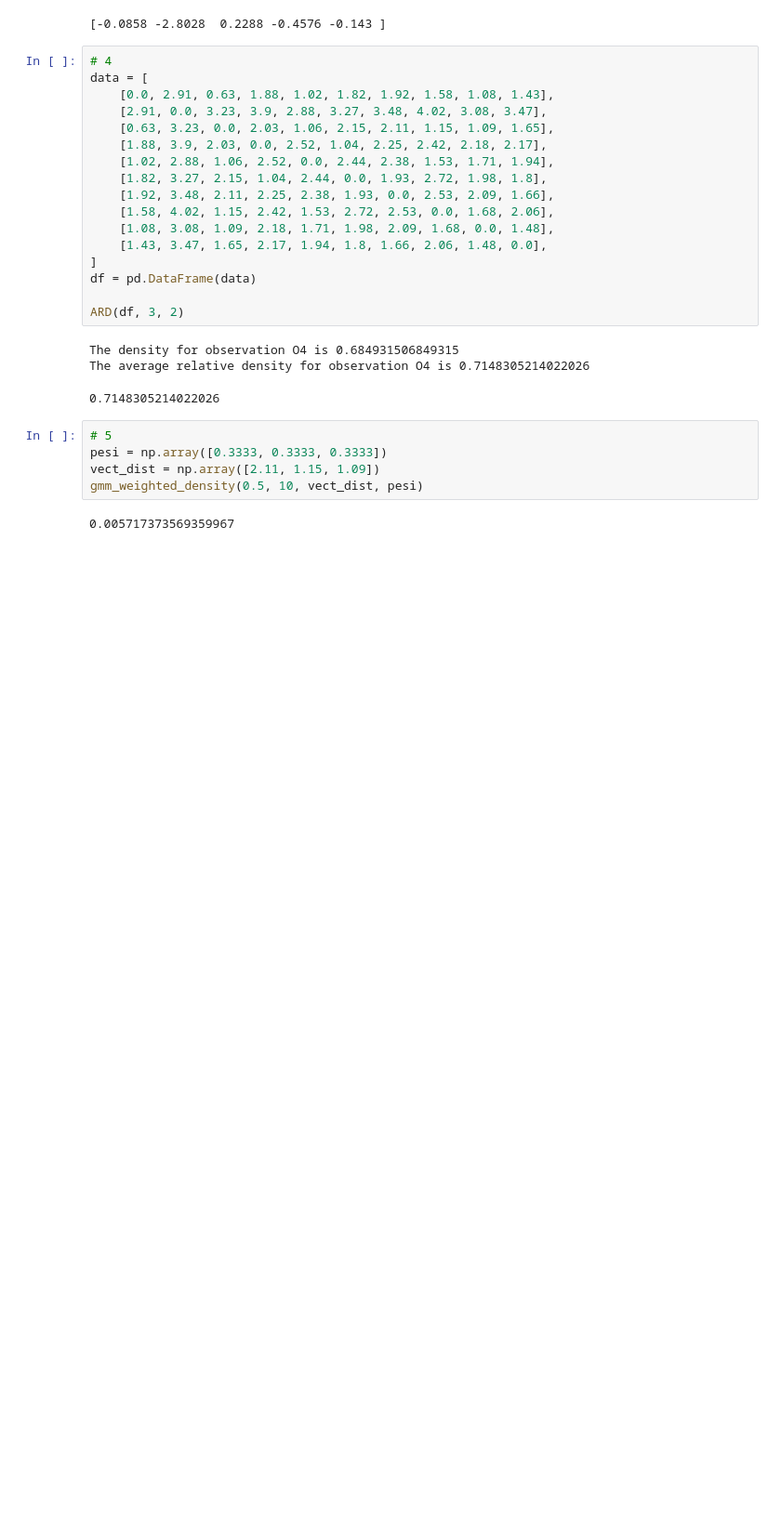
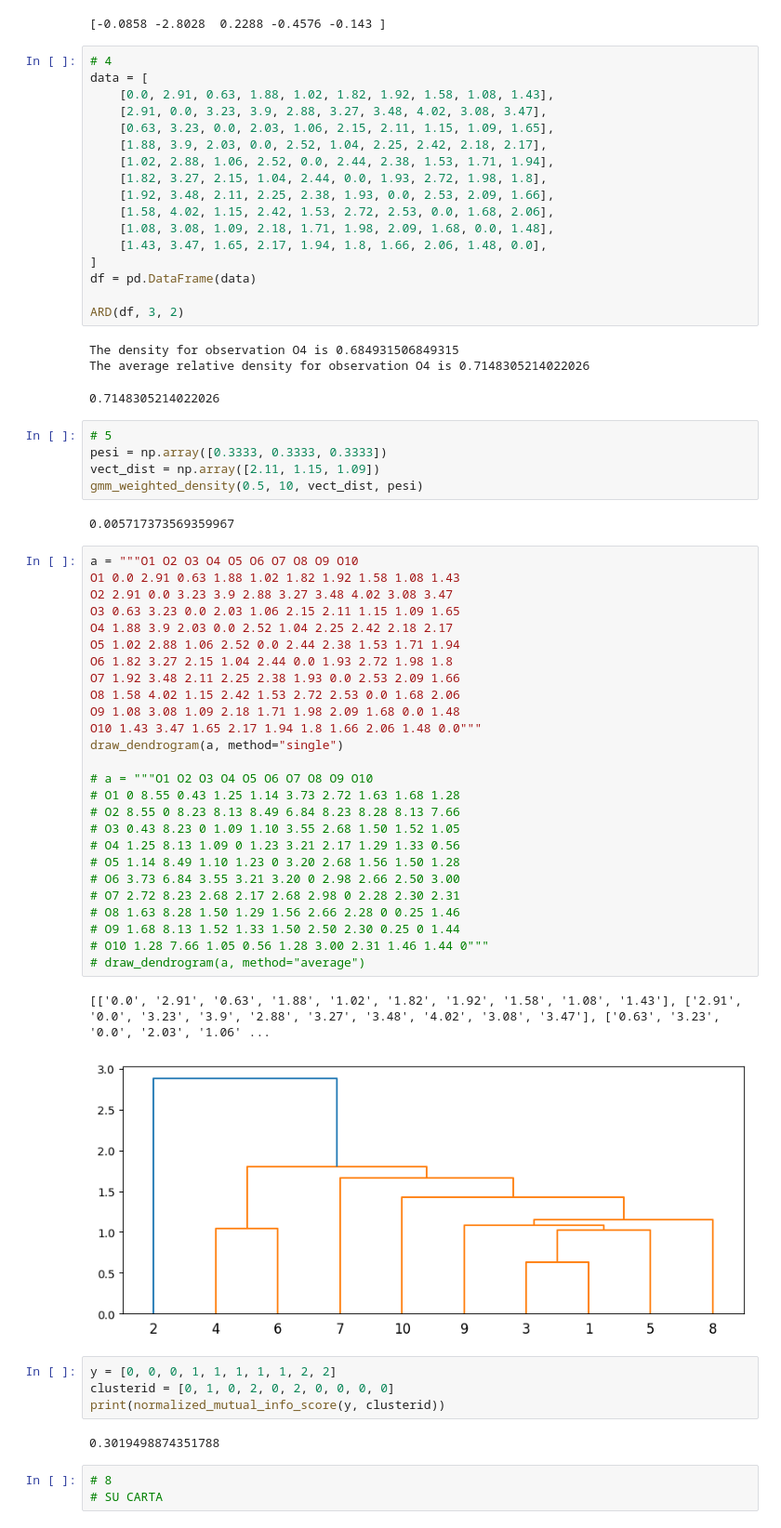
Before and after one commit to Gabriellanaro/Machine-learning-CheatSheet, a Jupyter notebook: fall_2018.ipynb, the cells around one changed output. Shown at 93% size. Cells and saved outputs as stored; diff of their text form; blank space fills up the shorter version.

```diff
--- a/fall_2018.ipynb
+++ b/fall_2018.ipynb
@@ -63,3 +63,41 @@ vect_dist = np.array([2.11, 1.15, 1.09])
 gmm_weighted_density(0.5, 10, vect_dist, pesi)
 # %% [output]
 0.005717373569359967
+# %%
+a = """O1 O2 O3 O4 O5 O6 O7 O8 O9 O10
+O1 0.0 2.91 0.63 1.88 1.02 1.82 1.92 1.58 1.08 1.43
+O2 2.91 0.0 3.23 3.9 2.88 3.27 3.48 4.02 3.08 3.47
+O3 0.63 3.23 0.0 2.03 1.06 2.15 2.11 1.15 1.09 1.65
+O4 1.88 3.9 2.03 0.0 2.52 1.04 2.25 2.42 2.18 2.17
+O5 1.02 2.88 1.06 2.52 0.0 2.44 2.38 1.53 1.71 1.94
+O6 1.82 3.27 2.15 1.04 2.44 0.0 1.93 2.72 1.98 1.8
+O7 1.92 3.48 2.11 2.25 2.38 1.93 0.0 2.53 2.09 1.66
+O8 1.58 4.02 1.15 2.42 1.53 2.72 2.53 0.0 1.68 2.06
+O9 1.08 3.08 1.09 2.18 1.71 1.98 2.09 1.68 0.0 1.48
+O10 1.43 3.47 1.65 2.17 1.94 1.8 1.66 2.06 1.48 0.0"""
+draw_dendrogram(a, method="single")
+
+# a = """O1 O2 O3 O4 O5 O6 O7 O8 O9 O10
+# O1 0 8.55 0.43 1.25 1.14 3.73 2.72 1.63 1.68 1.28
+# O2 8.55 0 8.23 8.13 8.49 6.84 8.23 8.28 8.13 7.66
+# O3 0.43 8.23 0 1.09 1.10 3.55 2.68 1.50 1.52 1.05
+# O4 1.25 8.13 1.09 0 1.23 3.21 2.17 1.29 1.33 0.56
+# O5 1.14 8.49 1.10 1.23 0 3.20 2.68 1.56 1.50 1.28
+# O6 3.73 6.84 3.55 3.21 3.20 0 2.98 2.66 2.50 3.00
+# O7 2.72 8.23 2.68 2.17 2.68 2.98 0 2.28 2.30 2.31
+# O8 1.63 8.28 1.50 1.29 1.56 2.66 2.28 0 0.25 1.46
+# O9 1.68 8.13 1.52 1.33 1.50 2.50 2.30 0.25 0 1.44
+# O10 1.28 7.66 1.05 0.56 1.28 3.00 2.31 1.46 1.44 0"""
+# draw_dendrogram(a, method="average")
+# %% [output]
+[['0.0', '2.91', '0.63', '1.88', '1.02', '1.82', '1.92', '1.58', '1.08', '1.43'], ['2.91', '0.0', '3.23', '3.9', '2.88', '3.27', '3.48', '4.02', '3.08', '3.47'], ['0.63', '3.23', '0.0', '2.03', '1.06' ...
+[figure, added]
+# %%
+y = [0, 0, 0, 1, 1, 1, 1, 1, 2, 2]
+clusterid = [0, 1, 0, 2, 0, 2, 0, 0, 0, 0]
+print(normalized_mutual_info_score(y, clusterid))
+# %% [output]
+0.3019498874351788
+# %%
+# 8
+# SU CARTA
```
Also changed, not shown: parts of 17 cells of this notebook, 5 other files.
